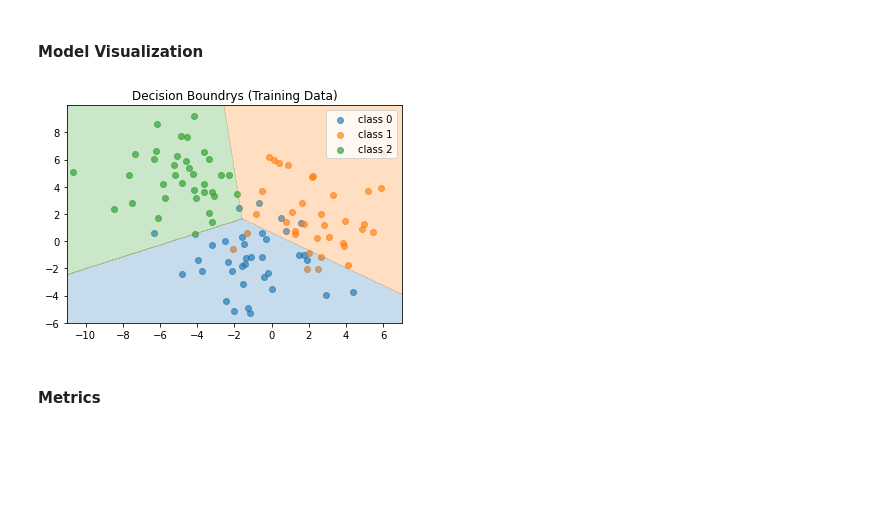
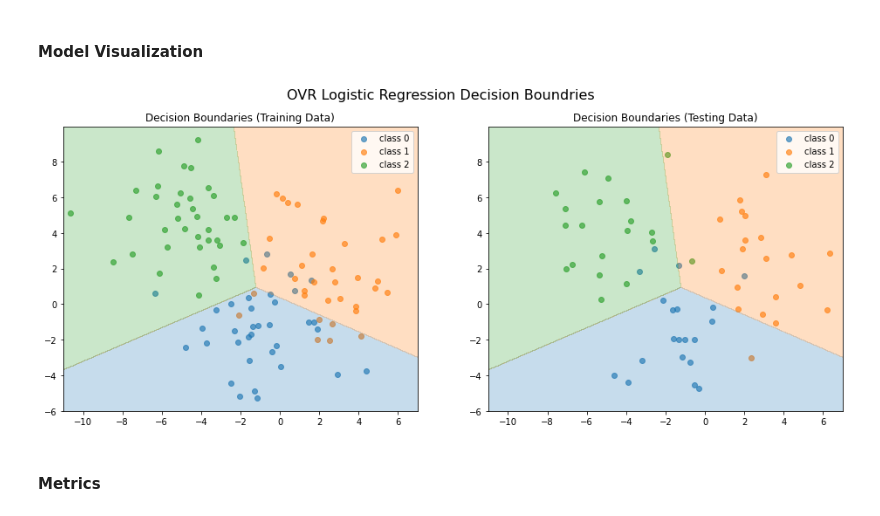
Before and after one commit to jacobdwatters/Machine-Learning-Basics, a Jupyter notebook: logistic_regression/01_logistic_regression_numpy.ipynb, the cells around one changed output. Saved outputs shown, nothing was run; the diff lists cells and outputs as text; code cells hidden in the pictures; blank space fills up the shorter version.

```diff
--- a/logistic_regression/01_logistic_regression_numpy.ipynb
+++ b/logistic_regression/01_logistic_regression_numpy.ipynb
@@ -506,15 +507,16 @@ class LogisticRegresionOVR():
     self.iterations = iterations
 
   def fit(self, X, y):
-    num_features = len(y[0])
-    self.logreg_models = [LogisticRegression(self.lr, self.iterations) for i in range(num_features)]
+    """y is assumed to be a list of one-hot vectors"""
+    num_models = len(y[0])
+    self.logreg_models = [LogisticRegression(self.lr, self.iterations) for i in range(num_models)]
 
     # Fit each model using the one VS rest approach
-    for i in range(num_features):
+    for i in range(num_models):
       y_one = y[:, i]
       y_rest = np.sum(np.delete(y, i, axis=1), axis=1)
       y_ovr_split = np.column_stack((y_one, y_rest))
-      self.logreg_models[i].fit(X, y_ovr_split)
+      self.logreg_models[i].fit(X, y[:, i].reshape(-1, 1))
 
   def predict(self, X):
     preds = np.column_stack([m.predict_proba(X)[:, 0] for m in self.logreg_models])
@@ -523,8 +525,8 @@ class LogisticRegresionOVR():
   def __str__(self):
     model_str = ''
 
-    for i, model in enumerate(self.logreg_models):
-      model_str += 'model ' + str(i) + ': ' + str(model) + '\n'
+    for i, m in enumerate(self.logreg_models):
+      model_str += 'model ' + str(i+1) + ': ' + m.__str__() + '\n'
 
     return model_str
 # %% [markdown]
@@ -554,20 +555,36 @@ Predicted Classes: [0 0 0 0 0 0 0 0 1 0 0 0 0 2 1 0 0 0 0 2 1 1 1 1 1 1 1 1 1 1
 # %%
 xx, yy = np.mgrid[-11:7:0.01, -6:10:0.01]
 D = np.c_[xx.ravel(), yy.ravel()]
 R = logreg_ovr.predict(D).reshape(xx.shape)
 
+
+# Plot the decision boundries of the one vs rest model for the training and testing data.
+fig, ax = plt.subplots(1, 2, figsize=(16, 6))
+plt.suptitle('OVR Logistic Regression Decision Boundries', fontsize=16)
+
 X_train3_class0 = X_train3[[np.array_equal(y_train3[i], [1, 0, 0]) for i in range(len(y_train3))]]
 X_train3_class1 = X_train3[[np.array_equal(y_train3[i], [0, 1, 0]) for i in range(len(y_train3))]]
 X_train3_class2 = X_train3[[np.array_equal(y_train3[i], [0, 0, 1]) for i in range(len(y_train3))]]
-plt.scatter(X_train3_class0[:, 0], X_train3_class0[:, 1], c='tab:blue', alpha=0.65, label='class 0')
-plt.scatter(X_train3_class1[:, 0], X_train3_class1[:, 1], c='tab:orange', alpha=0.65, label='class 1')
-plt.scatter(X_train3_class2[:, 0], X_train3_class2[:, 1], c='tab:green', alpha=0.65, label='class 2')
-plt.contourf(xx, yy, R, alpha=0.25, levels=2, colors=['tab:blue', 'tab:orange', 'tab:green'])
-plt.title('Decision Boundrys (Training Data)')
-plt.legend(loc='upper right')
+ax[0].scatter(X_train3_class0[:, 0], X_train3_class0[:, 1], c='tab:blue', alpha=0.65, label='class 0')
+ax[0].scatter(X_train3_class1[:, 0], X_train3_class1[:, 1], c='tab:orange', alpha=0.65, label='class 1')
+ax[0].scatter(X_train3_class2[:, 0], X_train3_class2[:, 1], c='tab:green', alpha=0.65, label='class 2')
+ax[0].contourf(xx, yy, R, alpha=0.25, levels=2, colors=['tab:blue', 'tab:orange', 'tab:green'])
+ax[0].set_title('Decision Boundaries (Training Data)')
+ax[0].legend(loc='upper right')
+
+X_test3_class0 = X_test3[[np.array_equal(y_test3[i], [1, 0, 0]) for i in range(len(y_test3))]]
+X_test3_class1 = X_test3[[np.array_equal(y_test3[i], [0, 1, 0]) for i in range(len(y_test3))]]
+X_test3_class2 = X_test3[[np.array_equal(y_test3[i], [0, 0, 1]) for i in range(len(y_test3))]]
+ax[1].scatter(X_test3_class0[:, 0], X_test3_class0[:, 1], c='tab:blue', alpha=0.65, label='class 0')
+ax[1].scatter(X_test3_class1[:, 0], X_test3_class1[:, 1], c='tab:orange', alpha=0.65, label='class 1')
+ax[1].scatter(X_test3_class2[:, 0], X_test3_class2[:, 1], c='tab:green', alpha=0.65, label='class 2')
+ax[1].contourf(xx, yy, R, alpha=0.25, levels=2, colors=['tab:blue', 'tab:orange', 'tab:green'])
+ax[1].set_title('Decision Boundaries (Testing Data)')
+ax[1].legend(loc='upper right')
+
 plt.show()
 # %% [output]
-[figure, old version]
+[figure, new version]
 # %% [markdown]
 #### Metrics
 # %% [markdown]
```
Also changed, not shown: parts of 19 cells of this notebook.
